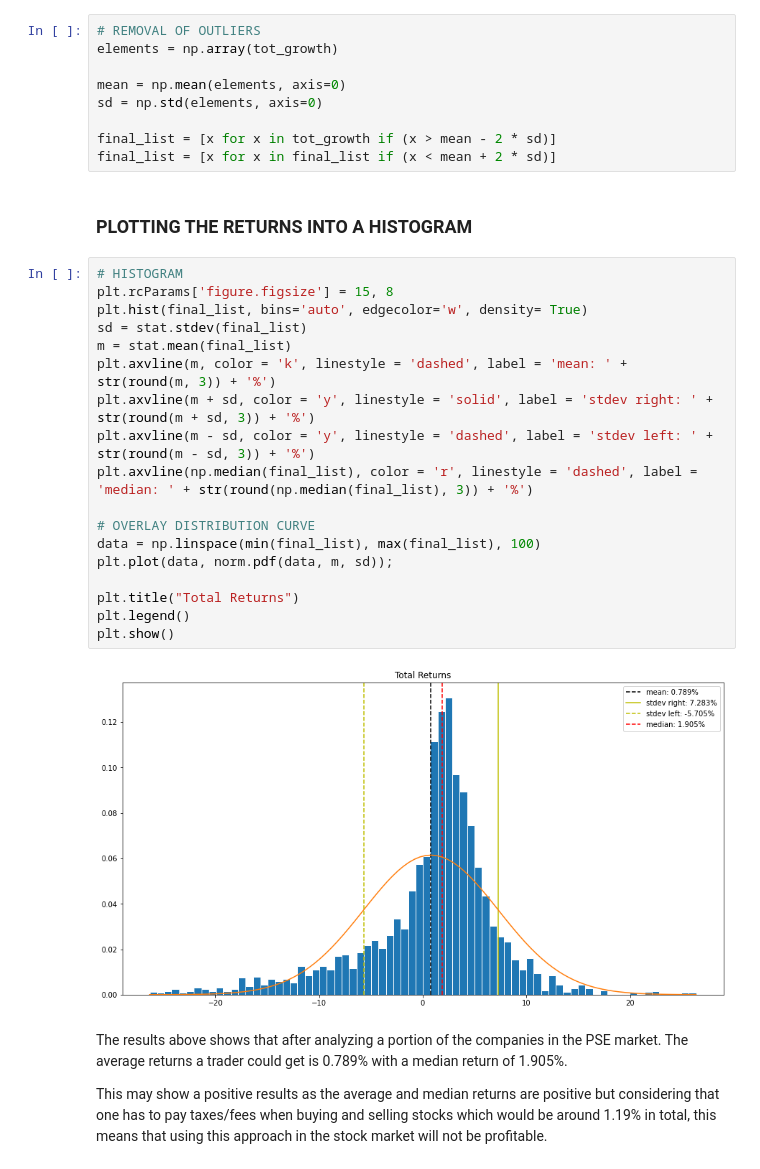
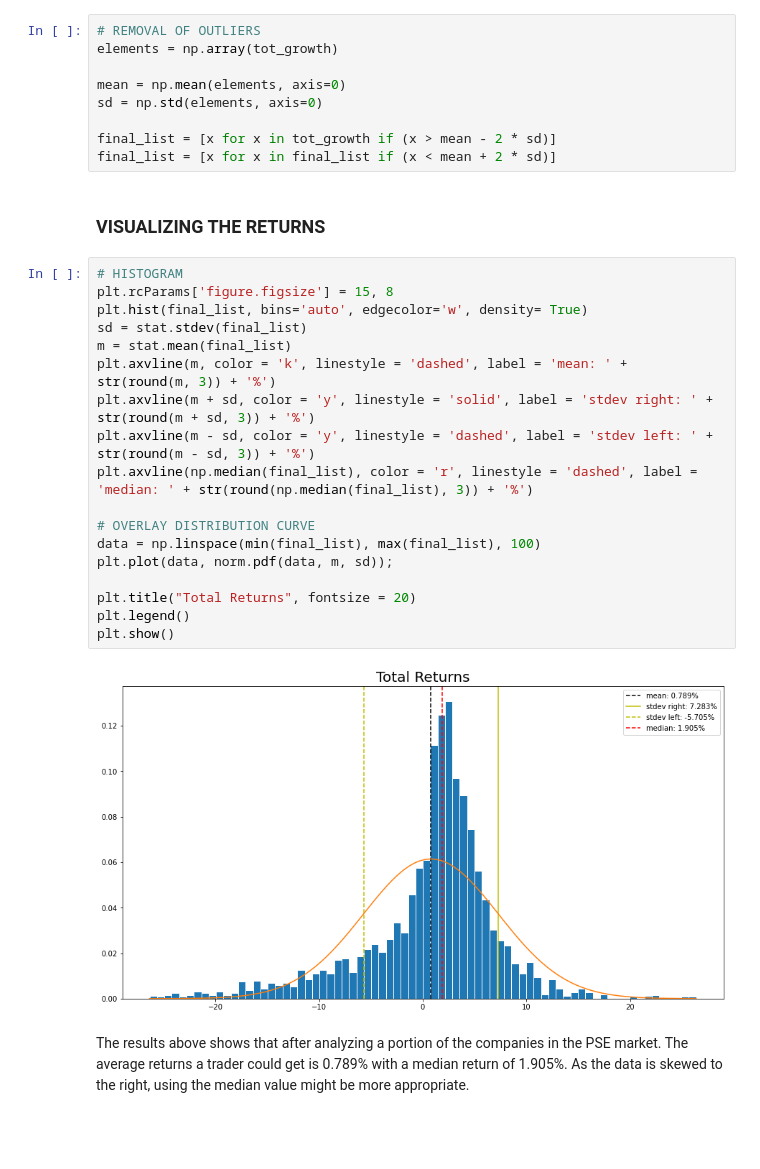
Before and after one commit to jebtrabado/Quantitative-Screener, a Jupyter notebook: MACD/MACD auto calc.ipynb, the cells around one changed output. Drawn from its saved outputs; the diff is of its cells as text; blank space fills up the shorter version.

```diff
--- a/MACD/MACD auto calc.ipynb
+++ b/MACD/MACD auto calc.ipynb
@@ -228,28 +228,26 @@ sd = np.std(elements, axis=0)
 final_list = [x for x in tot_growth if (x > mean - 2 * sd)]
 final_list = [x for x in final_list if (x < mean + 2 * sd)]
 # %% [markdown]
-### PLOTTING THE RETURNS INTO A HISTOGRAM
+### VISUALIZING THE RETURNS
 # %%
 # HISTOGRAM
 plt.rcParams['figure.figsize'] = 15, 8
 plt.hist(final_list, bins='auto', edgecolor='w', density= True)
 sd = stat.stdev(final_list)
 m = stat.mean(final_list)
 plt.axvline(m, color = 'k', linestyle = 'dashed', label = 'mean: ' + str(round(m, 3)) + '%')
 plt.axvline(m + sd, color = 'y', linestyle = 'solid', label = 'stdev right: ' + str(round(m + sd, 3)) + '%')
 plt.axvline(m - sd, color = 'y', linestyle = 'dashed', label = 'stdev left: ' + str(round(m - sd, 3)) + '%')
 plt.axvline(np.median(final_list), color = 'r', linestyle = 'dashed', label = 'median: ' + str(round(np.median(final_list), 3)) + '%')
 
 # OVERLAY DISTRIBUTION CURVE
 data = np.linspace(min(final_list), max(final_list), 100)
 plt.plot(data, norm.pdf(data, m, sd));
 
-plt.title("Total Returns")
+plt.title("Total Returns", fontsize = 20)
 plt.legend()
 plt.show()
 # %% [output]
-[figure, old version]
+[figure, new version]
 # %% [markdown]
-The results above shows that after analyzing a portion of the companies in the PSE market. The average returns a trader could get is 0.789% with a median return of 1.905%.
-
-This may show a positive results as the average and median returns are positive but considering that one has to pay taxes/fees when buying and selling stocks which would be around 1.19% in total, this means that using this approach in the stock market will not be profitable.
+The results above shows that after analyzing a portion of the companies in the PSE market. The average returns a trader could get is 0.789% with a median return of 1.905%. As the data is skewed to the right, using the median value might be more appropriate.
```
Also changed, not shown: parts of 5 cells of this notebook.
